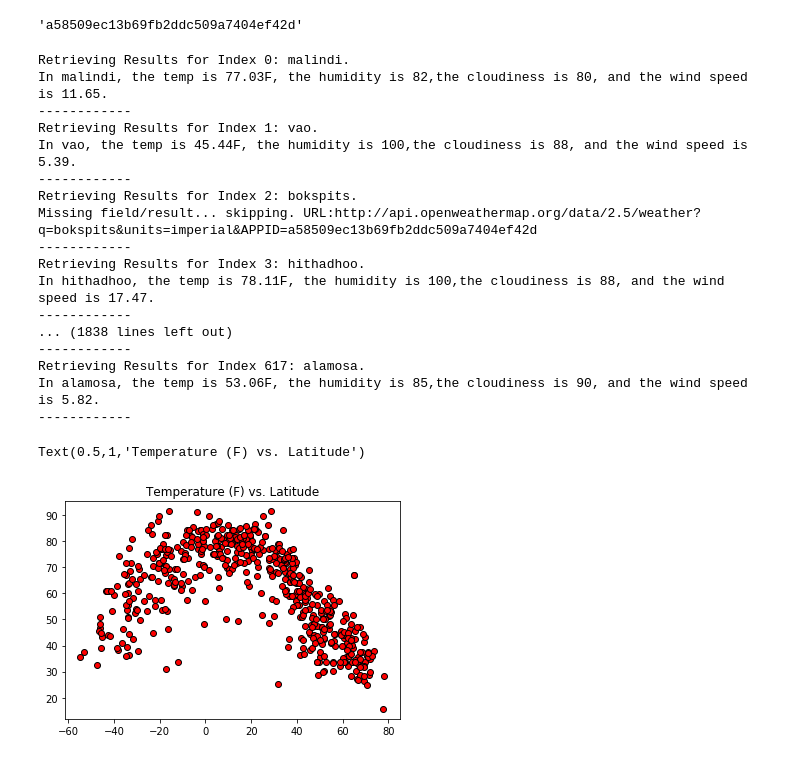
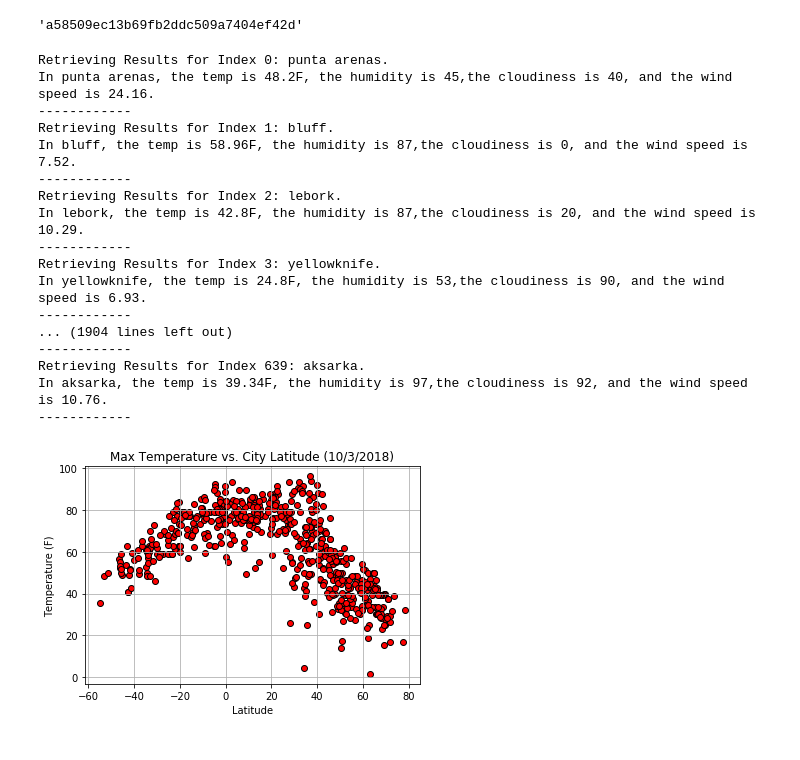
Before and after one commit to matthewcoleka/python-challenge, a Jupyter notebook: 06-Python-APIs/Instructions/starter_code/WeatherPy.ipynb, the cells around one changed output. Cells and saved outputs as stored; diff of their text form; code cells hidden in the pictures.

```diff
--- a/06-Python-APIs/Instructions/starter_code/WeatherPy.ipynb
+++ b/06-Python-APIs/Instructions/starter_code/WeatherPy.ipynb
@@ -102,34 +102,38 @@ for index, row in weather_df.iterrows():
         print(f"Missing field/result... skipping. URL:{url}")
 
     print("------------")
-    time.sleep(3)
+    time.sleep(2.5)
 # %% [output]
-Retrieving Results for Index 0: malindi.
-In malindi, the temp is 77.03F, the humidity is 82,the cloudiness is 80, and the wind speed is 11.65.
+Retrieving Results for Index 0: punta arenas.
+In punta arenas, the temp is 48.2F, the humidity is 45,the cloudiness is 40, and the wind speed is 24.16.
 ------------
-Retrieving Results for Index 1: vao.
-In vao, the temp is 45.44F, the humidity is 100,the cloudiness is 88, and the wind speed is 5.39.
+Retrieving Results for Index 1: bluff.
+In bluff, the temp is 58.96F, the humidity is 87,the cloudiness is 0, and the wind speed is 7.52.
 ------------
-Retrieving Results for Index 2: bokspits.
-Missing field/result... skipping. URL:http://api.openweathermap.org/data/2.5/weather?q=bokspits&units=imperial&APPID=a58509ec13b69fb2ddc509a7404ef42d
+Retrieving Results for Index 2: lebork.
+In lebork, the temp is 42.8F, the humidity is 87,the cloudiness is 20, and the wind speed is 10.29.
 ------------
-Retrieving Results for Index 3: hithadhoo.
-In hithadhoo, the temp is 78.11F, the humidity is 100,the cloudiness is 88, and the wind speed is 17.47.
+Retrieving Results for Index 3: yellowknife.
+In yellowknife, the temp is 24.8F, the humidity is 53,the cloudiness is 90, and the wind speed is 6.93.
 ------------
-... (1838 lines left out)
+... (1904 lines left out)
 ------------
-Retrieving Results for Index 617: alamosa.
-In alamosa, the temp is 53.06F, the humidity is 85,the cloudiness is 90, and the wind speed is 5.82.
+Retrieving Results for Index 639: aksarka.
+In aksarka, the temp is 39.34F, the humidity is 97,the cloudiness is 92, and the wind speed is 10.76.
 ------------
 # %%
 #Writing to CSV
+weather_df = weather_df.dropna(how = 'any')
 weather_df.to_csv("weatherpy.csv", index = False)
 # %%
 # Producing Plots
 
 #* Temperature (F) vs. Latitude
-plt.scatter(weather_df['Latitude'], weather_df["Temperature"], marker='o', facecolors = 'red', edgecolors = 'black')
-plt.title('Temperature (F) vs. Latitude')
+plt.scatter(weather_df['Latitude'], weather_df["Max Temperature"], marker='o', facecolors = 'red', edgecolors = 'black')
+plt.title('Max Temperature vs. City Latitude (10/3/2018)')
+plt.xlabel('Latitude')
+plt.ylabel('Temperature (F)')
+plt.grid()
+plt.savefig('Maxtemp_lat')
 # %% [output]
-Text(0.5,1,'Temperature (F) vs. Latitude')
-[figure, old version]
+[figure, new version]
```
Also changed, not shown: parts of 8 cells of this notebook, 4 other files.
